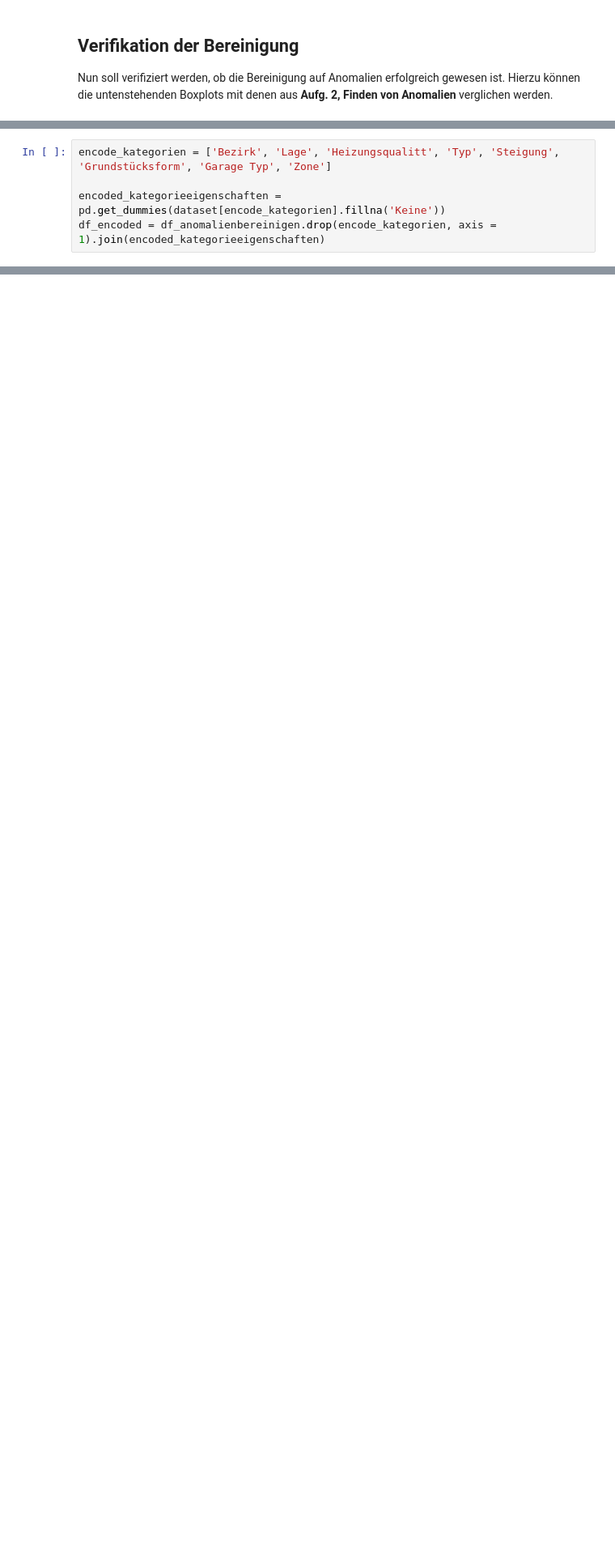
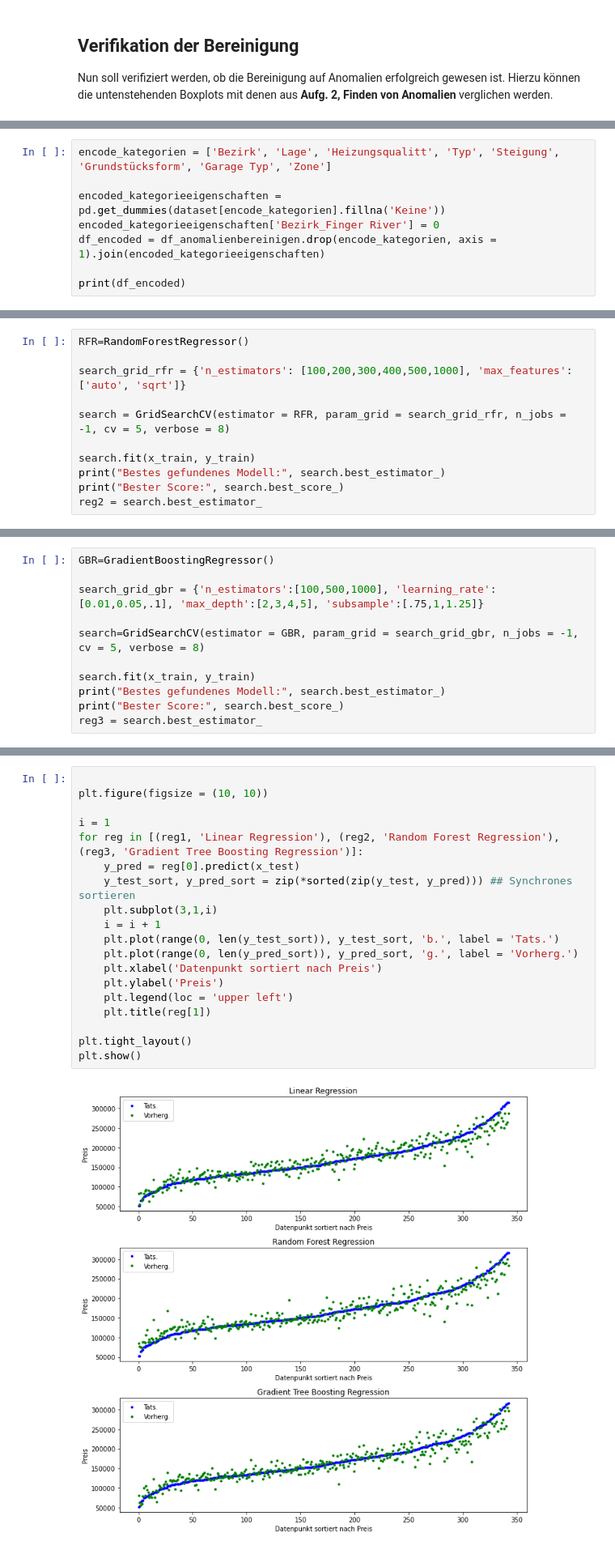
Before and after one commit to nailujx86/gotham-real-estate, a Jupyter notebook: Aufgabe3.ipynb, the cells around one changed output, grey strips where cells are left out. Shown: that part at 81% size. Cells and saved outputs as stored; diff of their text form; blank space fills up the shorter version.

Commit message:
GBT und Random Forest

```diff
--- a/Aufgabe3.ipynb
+++ b/Aufgabe3.ipynb
@@ -74,4 +96,7 @@ plt.show()
 encode_kategorien = ['Bezirk', 'Lage', 'Heizungsqualitt', 'Typ', 'Steigung', 'Grundstücksform', 'Garage Typ', 'Zone']
 
 encoded_kategorieeigenschaften = pd.get_dummies(dataset[encode_kategorien].fillna('Keine'))
+encoded_kategorieeigenschaften['Bezirk_Finger River'] = 0
 df_encoded = df_anomalienbereinigen.drop(encode_kategorien, axis = 1).join(encoded_kategorieeigenschaften)
+
+print(df_encoded)
@@ -87,0 +155,11 @@ reg.score(x_test, y_test)
+# %%
+RFR=RandomForestRegressor()
+
+search_grid_rfr = {'n_estimators': [100,200,300,400,500,1000], 'max_features': ['auto', 'sqrt']}
+
+search = GridSearchCV(estimator = RFR, param_grid = search_grid_rfr, n_jobs = -1, cv = 5, verbose = 8)
+
+search.fit(x_train, y_train)
+print("Bestes gefundenes Modell:", search.best_estimator_)
+print("Bester Score:", search.best_score_)
+reg2 = search.best_estimator_
@@ -87,0 +177,11 @@ reg.score(x_test, y_test)
+# %%
+GBR=GradientBoostingRegressor()
+
+search_grid_gbr = {'n_estimators':[100,500,1000], 'learning_rate':[0.01,0.05,.1], 'max_depth':[2,3,4,5], 'subsample':[.75,1,1.25]}
+
+search=GridSearchCV(estimator = GBR, param_grid = search_grid_gbr, n_jobs = -1, cv = 5, verbose = 8)
+
+search.fit(x_train, y_train)
+print("Bestes gefundenes Modell:", search.best_estimator_)
+print("Bester Score:", search.best_score_)
+reg3 = search.best_estimator_
@@ -87,0 +215,21 @@ reg.score(x_test, y_test)
+# %%
+
+plt.figure(figsize = (10, 10))
+
+i = 1
+for reg in [(reg1, 'Linear Regression'), (reg2, 'Random Forest Regression'), (reg3, 'Gradient Tree Boosting Regression')]:
+    y_pred = reg[0].predict(x_test)
+    y_test_sort, y_pred_sort = zip(*sorted(zip(y_test, y_pred))) ## Synchrones sortieren
+    plt.subplot(3,1,i)
+    i = i + 1
+    plt.plot(range(0, len(y_test_sort)), y_test_sort, 'b.', label = 'Tats.')
+    plt.plot(range(0, len(y_pred_sort)), y_pred_sort, 'g.', label = 'Vorherg.')
+    plt.xlabel('Datenpunkt sortiert nach Preis')
+    plt.ylabel('Preis')
+    plt.legend(loc = 'upper left')
+    plt.title(reg[1])
+
+plt.tight_layout()
+plt.show()
+# %% [output]
+[figure, added]
```
Also changed, not shown: parts of 22 cells of this notebook.
